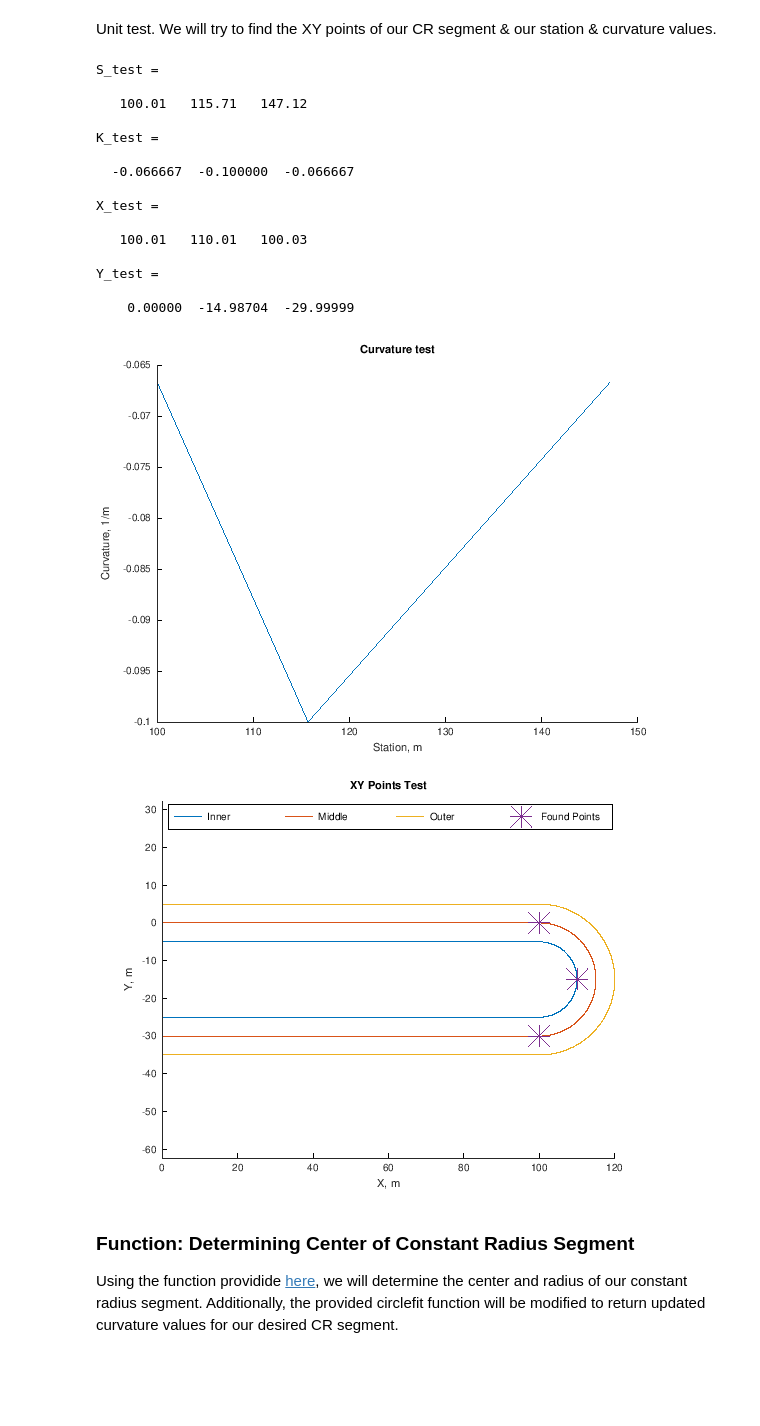
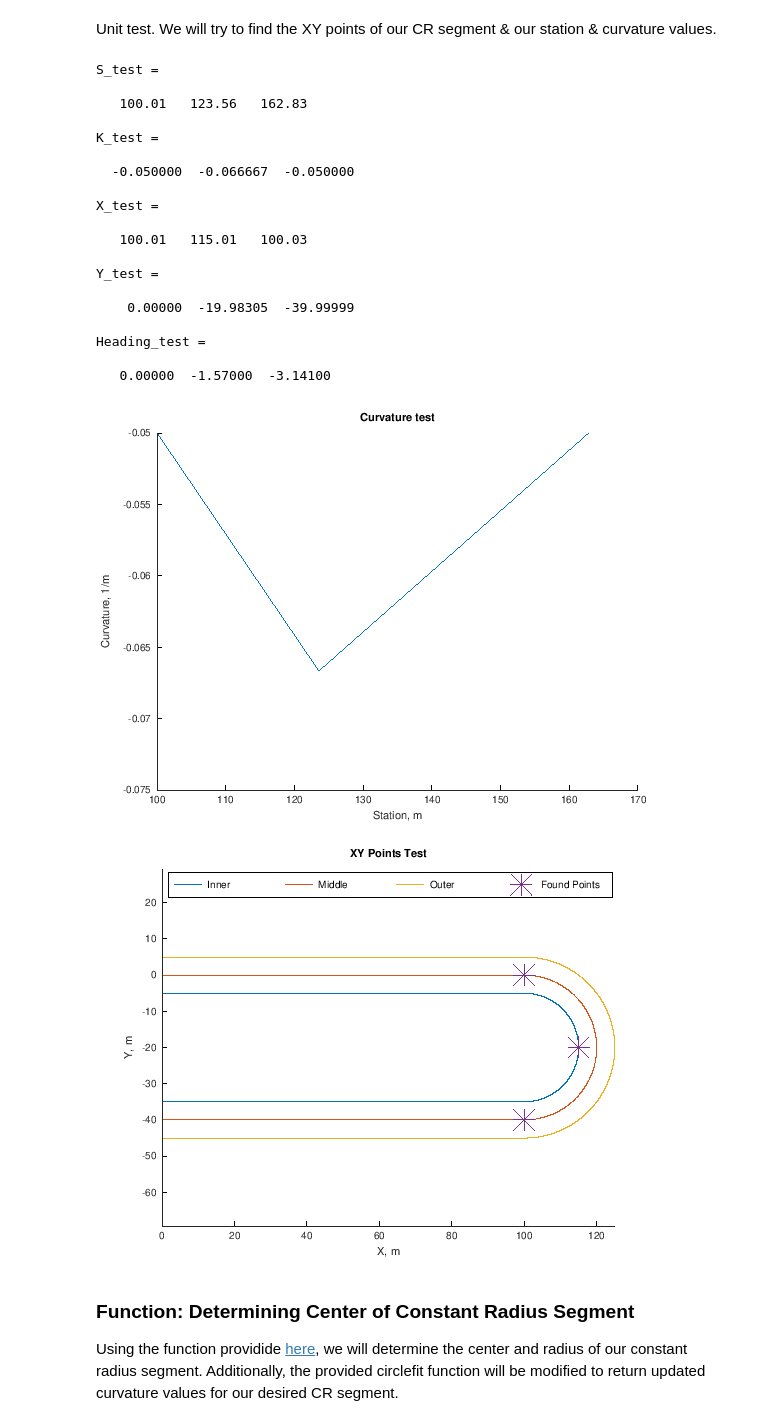
Before and after one commit to PostMatthew/Laptime_Simulation_ME391, a Jupyter notebook: BuildingCustomRacingTracksWithRacingLines.ipynb, the cells around one changed output. Saved outputs shown, nothing was run; the diff lists cells and outputs as text; code cells hidden in the pictures; blank space fills up the shorter version.

```diff
--- a/BuildingCustomRacingTracksWithRacingLines.ipynb
+++ b/BuildingCustomRacingTracksWithRacingLines.ipynb
@@ -478,7 +478,7 @@ end
 # %% [markdown]
 Unit test again. Basically we want to recreate the plot seen above.
 # %%
-lengths = [100, 15,100];
+lengths = [100, 20,100];
 theta = [0, -pi,0];
 width_track = 10;
 track = BuildTrack(lengths,theta,width_track,int_positions);
@@ -545,46 +545,50 @@ end
 # %% [markdown]
 Unit test. We will try to find the XY points of our CR segment & our station & curvature values.
 # %%
-[S_test,K_test,X_test,Y_test] = GetTurnPoints(track)
+[S_test,K_test,X_test,Y_test,Heading_test] = GetTurnPoints(track)
 
 figure()
 hold on
 title("XY Points Test")
 xlabel("X, m")
 ylabel("Y, m")
 plot(track.inner.X,track.inner.Y)
 plot(track.middle.X,track.middle.Y)
 plot(track.outer.X,track.outer.Y)
 plot(X_test,Y_test,"*",'MarkerSize',20)
 axis equal
 hold off
 legend("Inner", "Middle","Outer","Found Points","Location","northwest","orientation","horizontal")
 
 figure()
 hold on
 title("Curvature test")
 plot(S_test,K_test)
 xlabel("Station, m")
 ylabel("Curvature, 1/m")
 hold off
 # %% [output]
 S_test =
 
-   100.01   115.71   147.12
+   100.01   123.56   162.83
 
 K_test =
 
-  -0.066667  -0.100000  -0.066667
+  -0.050000  -0.066667  -0.050000
 
 X_test =
 
-   100.01   110.01   100.03
+   100.01   115.01   100.03
 
 Y_test =
 
-    0.00000  -14.98704  -29.99999
+    0.00000  -19.98305  -39.99999
+
+Heading_test =
+
+   0.00000  -1.57000  -3.14100
-[figure, old version]
+[figure, new version]
-[figure, old version]
+[figure, new version]
 # %% [markdown]
 ### Function: Determining Center of Constant Radius Segment
 Using the function providide [here](https://www.mathworks.com/matlabcentral/fileexchange/5557-circle-fit), we will determine the center and radius of our constant radius segment. Additionally, the provided circlefit function will be modified to return updated curvature values for our desired CR segment.
```
Also changed, not shown: parts of 51 cells of this notebook.
